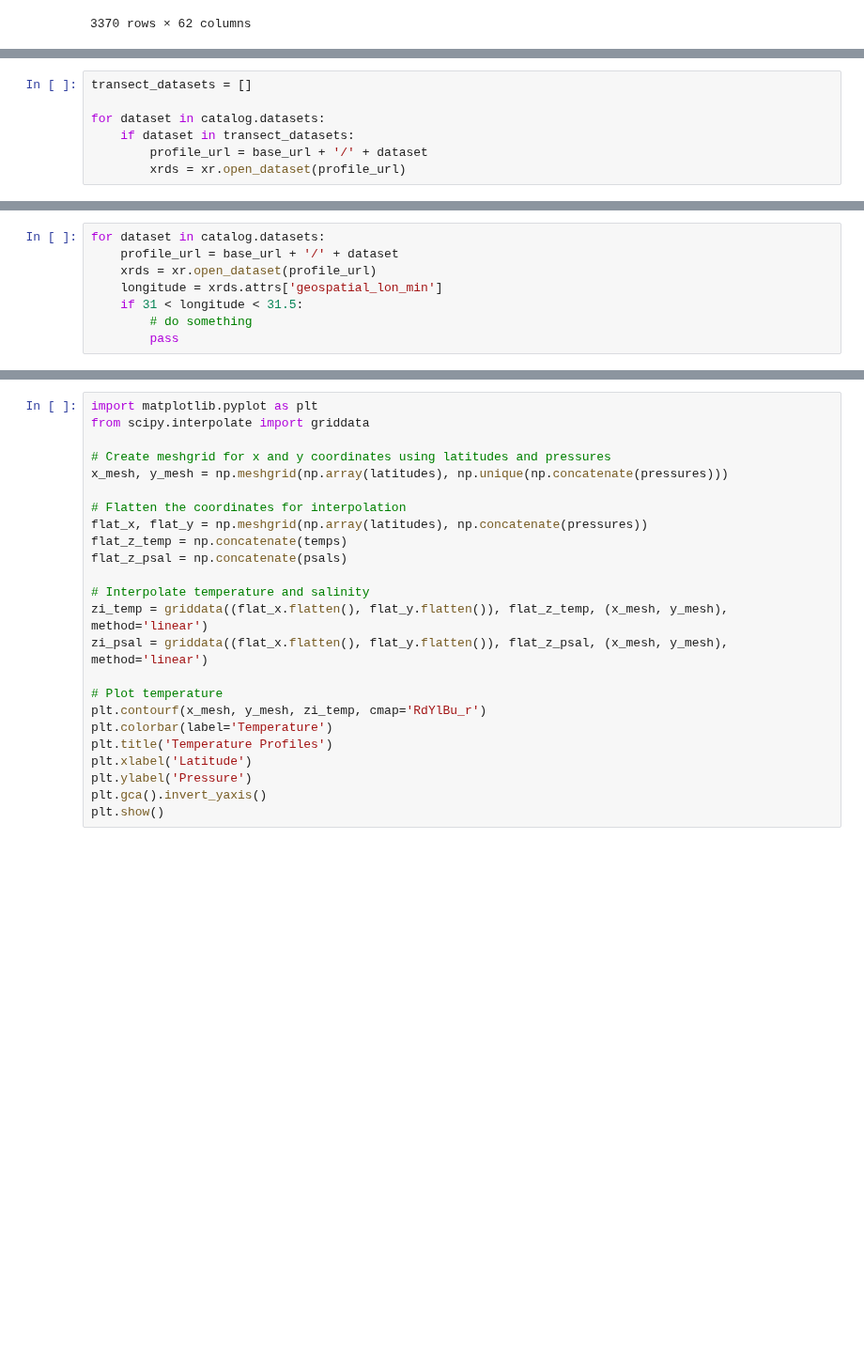
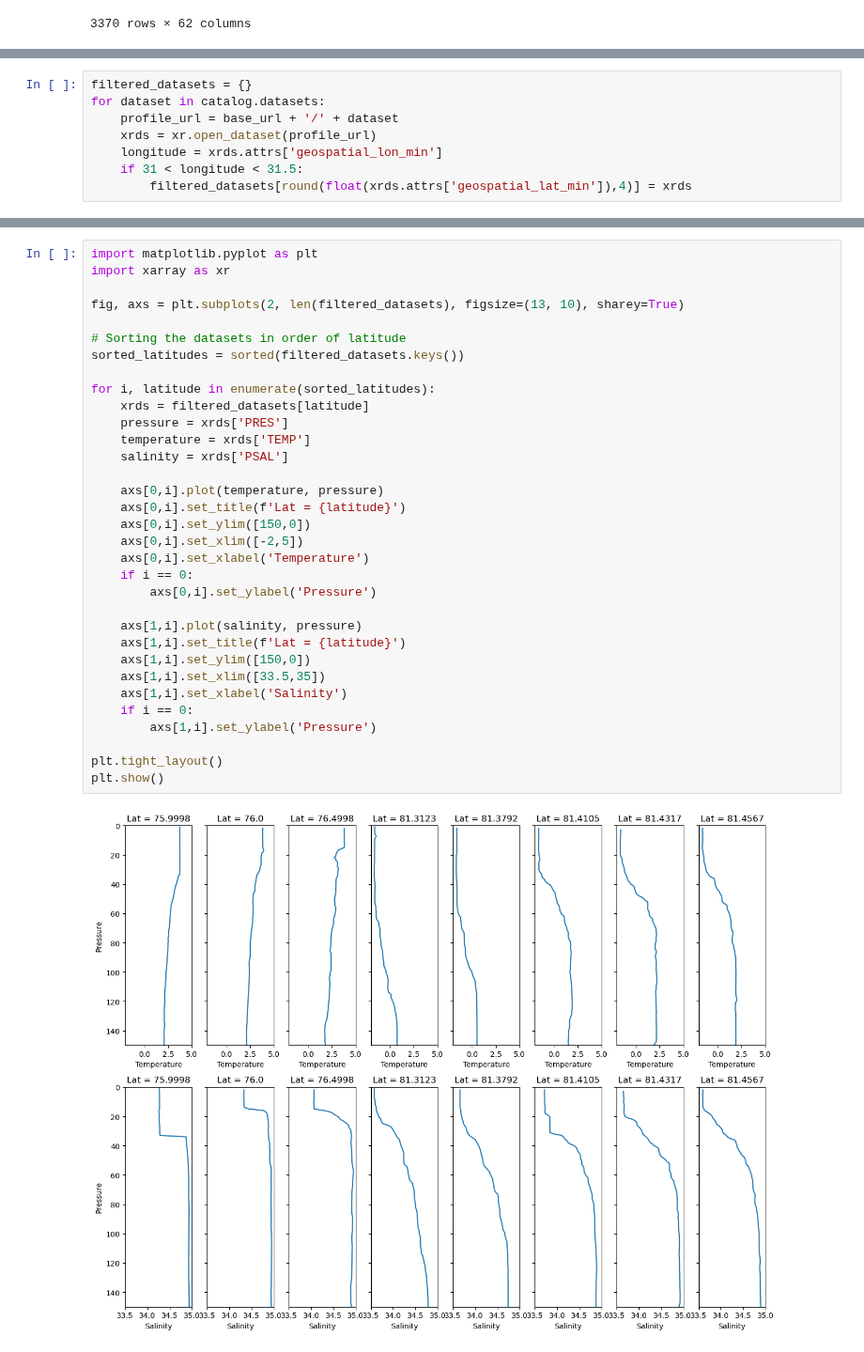
Before and after one commit to NorDataNet/NetCDF_in_Python_from_beginner_to_pro, a Jupyter notebook: book/07_combing_data_from_multiple_netcdf_files.ipynb, the cells around one changed output, grey strips where cells are left out. Shown at 94% size. Drawn from its saved outputs; the diff is of its cells as text; blank space fills up the shorter version.

```diff
--- a/book/07_combing_data_from_multiple_netcdf_files.ipynb
+++ b/book/07_combing_data_from_multiple_netcdf_files.ipynb
@@ -296,7 +277,0 @@ In this case, we are going to take a selection of the profiles that together mak
-# %%
-transect_datasets = []
-
-for dataset in catalog.datasets:
-    if dataset in transect_datasets:
-        profile_url = base_url + '/' + dataset
-        xrds = xr.open_dataset(profile_url)
@@ -305,8 +278,8 @@ You could also include an if statement to select which profiles you want to use
 # %%
+filtered_datasets = {}
 for dataset in catalog.datasets:
     profile_url = base_url + '/' + dataset
     xrds = xr.open_dataset(profile_url)
     longitude = xrds.attrs['geospatial_lon_min']
     if 31 < longitude < 31.5:
-        # do something
-        pass
+        filtered_datasets[round(float(xrds.attrs['geospatial_lat_min']),4)] = xrds
@@ -313,24 +290,35 @@ for dataset in catalog.datasets:
 # %%
 import matplotlib.pyplot as plt
-from scipy.interpolate import griddata
+import xarray as xr
 
-# Create meshgrid for x and y coordinates using latitudes and pressures
-x_mesh, y_mesh = np.meshgrid(np.array(latitudes), np.unique(np.concatenate(pressures)))
+fig, axs = plt.subplots(2, len(filtered_datasets), figsize=(13, 10), sharey=True)
 
-# Flatten the coordinates for interpolation
-flat_x, flat_y = np.meshgrid(np.array(latitudes), np.concatenate(pressures))
-flat_z_temp = np.concatenate(temps)
-flat_z_psal = np.concatenate(psals)
+# Sorting the datasets in order of latitude
+sorted_latitudes = sorted(filtered_datasets.keys())
 
-# Interpolate temperature and salinity
-zi_temp = griddata((flat_x.flatten(), flat_y.flatten()), flat_z_temp, (x_mesh, y_mesh), method='linear')
-zi_psal = griddata((flat_x.flatten(), flat_y.flatten()), flat_z_psal, (x_mesh, y_mesh), method='linear')
+for i, latitude in enumerate(sorted_latitudes):
+    xrds = filtered_datasets[latitude]
+    pressure = xrds['PRES']
+    temperature = xrds['TEMP']
+    salinity = xrds['PSAL']
 
-# Plot temperature
-plt.contourf(x_mesh, y_mesh, zi_temp, cmap='RdYlBu_r')
-plt.colorbar(label='Temperature')
-plt.title('Temperature Profiles')
-plt.xlabel('Latitude')
-plt.ylabel('Pressure')
-plt.gca().invert_yaxis()
+    axs[0,i].plot(temperature, pressure)
+    axs[0,i].set_title(f'Lat = {latitude}')
+    axs[0,i].set_ylim([150,0])
+    axs[0,i].set_xlim([-2,5])
+    axs[0,i].set_xlabel('Temperature')
+    if i == 0:
+        axs[0,i].set_ylabel('Pressure')
+
+    axs[1,i].plot(salinity, pressure)
+    axs[1,i].set_title(f'Lat = {latitude}')
+    axs[1,i].set_ylim([150,0])
+    axs[1,i].set_xlim([33.5,35])
+    axs[1,i].set_xlabel('Salinity')
+    if i == 0:
+        axs[1,i].set_ylabel('Pressure')
+
+plt.tight_layout()
 plt.show()
+# %% [output]
+[figure, added]
```
Also changed, not shown: parts of 8 cells of this notebook, 15 other files.
